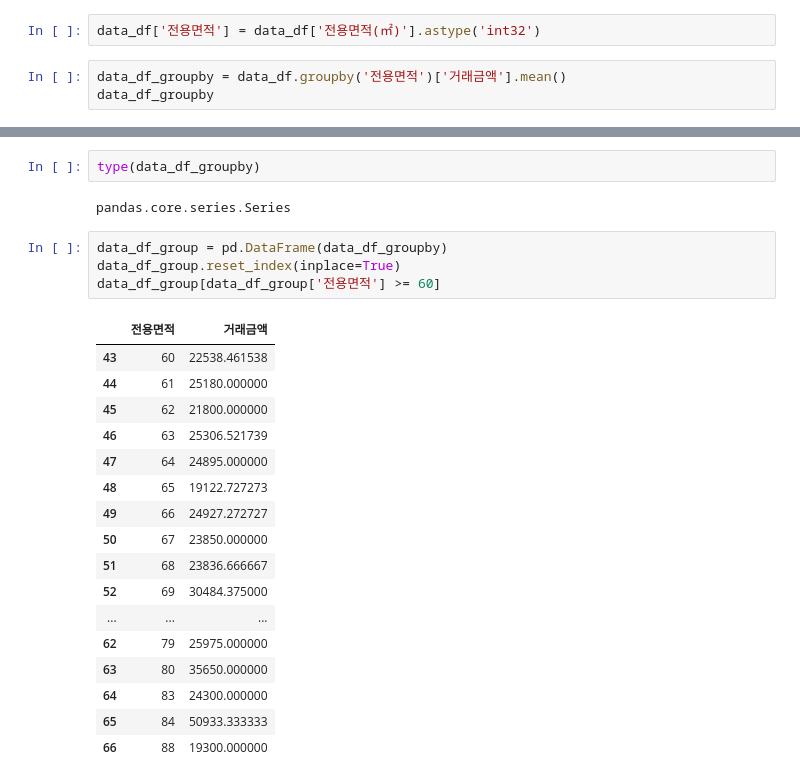
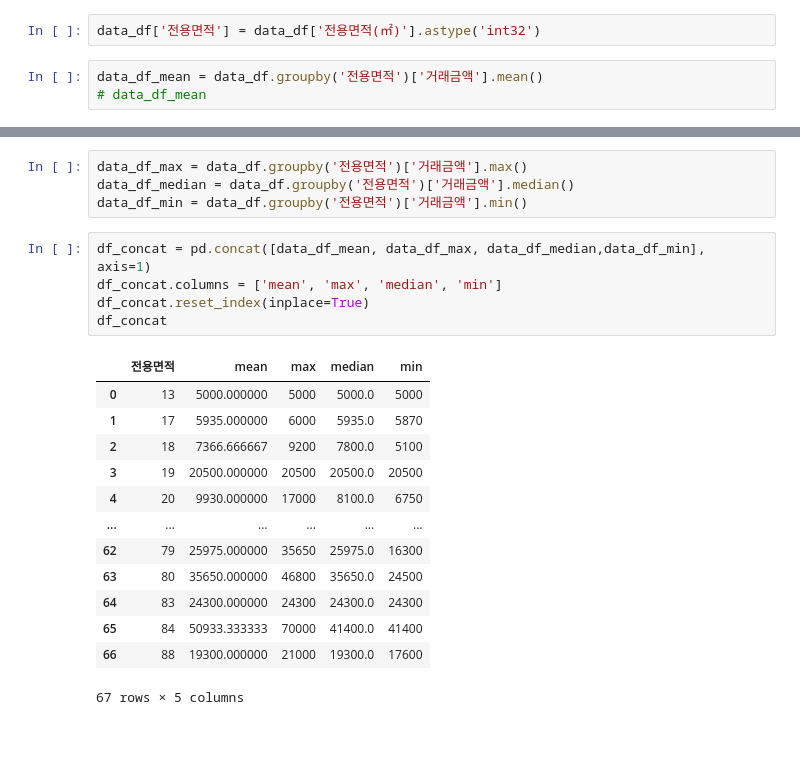
Before and after one commit to yojulab/learn_datasets, a Jupyter notebook: codes/주택실거래가.ipynb, the cells around one changed output, grey strips where cells are left out. Saved outputs shown, nothing was run; the diff lists cells and outputs as text; blank space fills up the shorter version.

```diff
--- a/codes/주택실거래가.ipynb
+++ b/codes/주택실거래가.ipynb
@@ -46,5 +46,5 @@ data_df['거래금액'] = data_df['거래금액(만원)'].str.replace(',','').as
 # %%
 data_df['전용면적'] = data_df['전용면적(㎡)'].astype('int32')
 # %%
-data_df_groupby = data_df.groupby('전용면적')['거래금액'].mean()
-data_df_groupby
+data_df_mean = data_df.groupby('전용면적')['거래금액'].mean()
+# data_df_mean
@@ -65,26 +51,23 @@ Name: 거래금액, Length: 67, dtype: float64
-# %%
-type(data_df_groupby)
-# %% [output]
-pandas.core.series.Series
-# %%
-data_df_group = pd.DataFrame(data_df_groupby)
-data_df_group.reset_index(inplace=True)
-data_df_group[data_df_group['전용면적'] >= 60]
-# %% [output]
-|  | 전용면적 | 거래금액 |
-| 43 | 60 | 22538.461538 |
-| 44 | 61 | 25180.000000 |
-| 45 | 62 | 21800.000000 |
-| 46 | 63 | 25306.521739 |
-| 47 | 64 | 24895.000000 |
-| 48 | 65 | 19122.727273 |
-| 49 | 66 | 24927.272727 |
-| 50 | 67 | 23850.000000 |
-| 51 | 68 | 23836.666667 |
-| 52 | 69 | 30484.375000 |
-| ... | ... | ... |
-| 62 | 79 | 25975.000000 |
-| 63 | 80 | 35650.000000 |
-| 64 | 83 | 24300.000000 |
-| 65 | 84 | 50933.333333 |
-| 66 | 88 | 19300.000000 |
+# %%
+data_df_max = data_df.groupby('전용면적')['거래금액'].max()
+data_df_median = data_df.groupby('전용면적')['거래금액'].median()
+data_df_min = data_df.groupby('전용면적')['거래금액'].min()
+# %%
+df_concat = pd.concat([data_df_mean, data_df_max, data_df_median,data_df_min], axis=1)
+df_concat.columns = ['mean', 'max', 'median', 'min']
+df_concat.reset_index(inplace=True)
+df_concat
+# %% [output]
+|  | 전용면적 | mean | max | median | min |
+| 0 | 13 | 5000.000000 | 5000 | 5000.0 | 5000 |
+| 1 | 17 | 5935.000000 | 6000 | 5935.0 | 5870 |
+| 2 | 18 | 7366.666667 | 9200 | 7800.0 | 5100 |
+| 3 | 19 | 20500.000000 | 20500 | 20500.0 | 20500 |
+| 4 | 20 | 9930.000000 | 17000 | 8100.0 | 6750 |
+| ... | ... | ... | ... | ... | ... |
+| 62 | 79 | 25975.000000 | 35650 | 25975.0 | 16300 |
+| 63 | 80 | 35650.000000 | 46800 | 35650.0 | 24500 |
+| 64 | 83 | 24300.000000 | 24300 | 24300.0 | 24300 |
+| 65 | 84 | 50933.333333 | 70000 | 41400.0 | 41400 |
+| 66 | 88 | 19300.000000 | 21000 | 19300.0 | 17600 |
+67 rows × 5 columns
```
Also changed, not shown: parts of 3 cells of this notebook.
